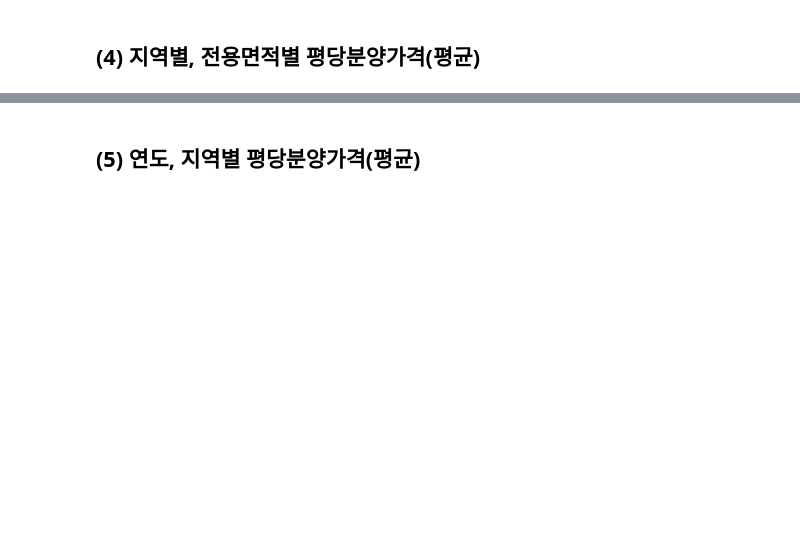
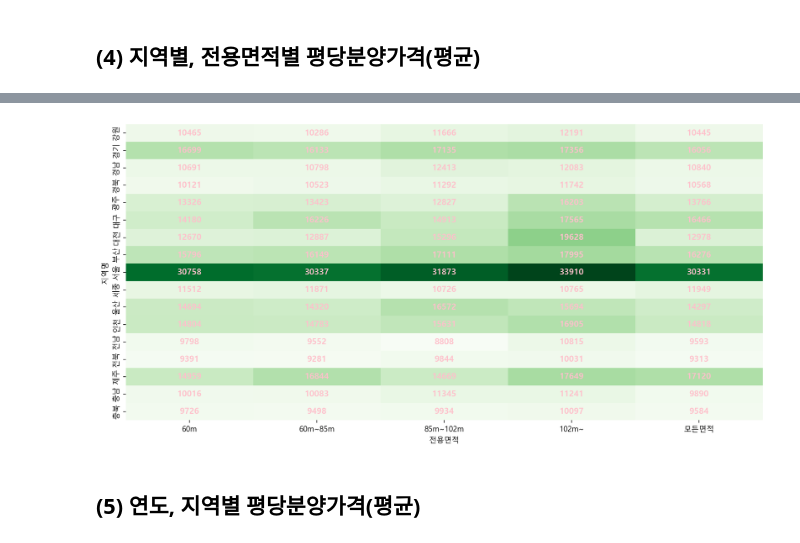
Before and after one commit to hayza1017/ai, a Jupyter notebook: Source/01_python/ch13_예1_포트폴리오_아파트분양가분석.ipynb, the cells around one changed output, grey strips where cells are left out. Saved outputs shown, nothing was run; the diff lists cells and outputs as text; code cells hidden in the pictures; blank space fills up the shorter version.

```diff
--- a/Source/01_python/ch13_예1_포트폴리오_아파트분양가분석.ipynb
+++ b/Source/01_python/ch13_예1_포트폴리오_아파트분양가분석.ipynb
@@ -242,2 +478,12 @@ commadrop2(df_last.loc[368, '분양가격(제곱미터)']) # nan을 nan
 # %% [markdown]
 # 6. 메모리 사용량을 줄이기 위해 불필요한 컬럼 제거
+# %%
+df_last.drop(['규모구분', '분양가격(제곱미터당 천원)', '제곱미터당분양가격'], axis=1,
+              inplace=True) #한번만 실행해야함. 셀을 아예 없에는 기능
+# df_last.head(1)
+# %%
+# df_last = df_last[['지역명','전용면적','연도','월','평당분양가격']]
+# df_last.reindex(columns=['지역명','전용면적','연도','월','평당분양가격'])
+col = df_last.pop('전용면적') # 열삭제 후 삭제된 열을 return
+print(col)
+df_last
@@ -243,0 +516,3 @@ commadrop2(df_last.loc[368, '분양가격(제곱미터)']) # nan을 nan
+# %%
+df_last.insert(1, '전용면적', col)
+df_last.head()
@@ -266,0 +768,7 @@ df_last.to_csv('data/df_last.csv', index=False) # 전처리 단계 백업
+# %%
+# 추천방법
+r = df_last.pivot_table(index='지역명',
+                   columns='전용면적',
+                   values='평당분양가격').reindex(columns=['60m', '60m~85m', '85m~102m', '102m~', '모든면적'])
+# r = r[['60m', '60m~85m', '85m~102m', '102m~', '모든면적']]
+r
@@ -267,2 +795,12 @@ df_last.to_csv('data/df_last.csv', index=False) # 전처리 단계 백업
+# %%
+plt.figure(figsize=(15,7))
+sns.heatmap(r, annot=True, fmt='.0f', cmap='Greens',
+           annot_kws={'color':'pink', 'size':11, 'weight':'bold'},
+           cbar=False)
+
+
+plt.show()
+# %% [output]
+[figure, added]
 # %% [markdown]
 ## (5) 연도, 지역별 평당분양가격(평균)
```
Also changed, not shown: parts of 91 cells of this notebook, 2 other files.
